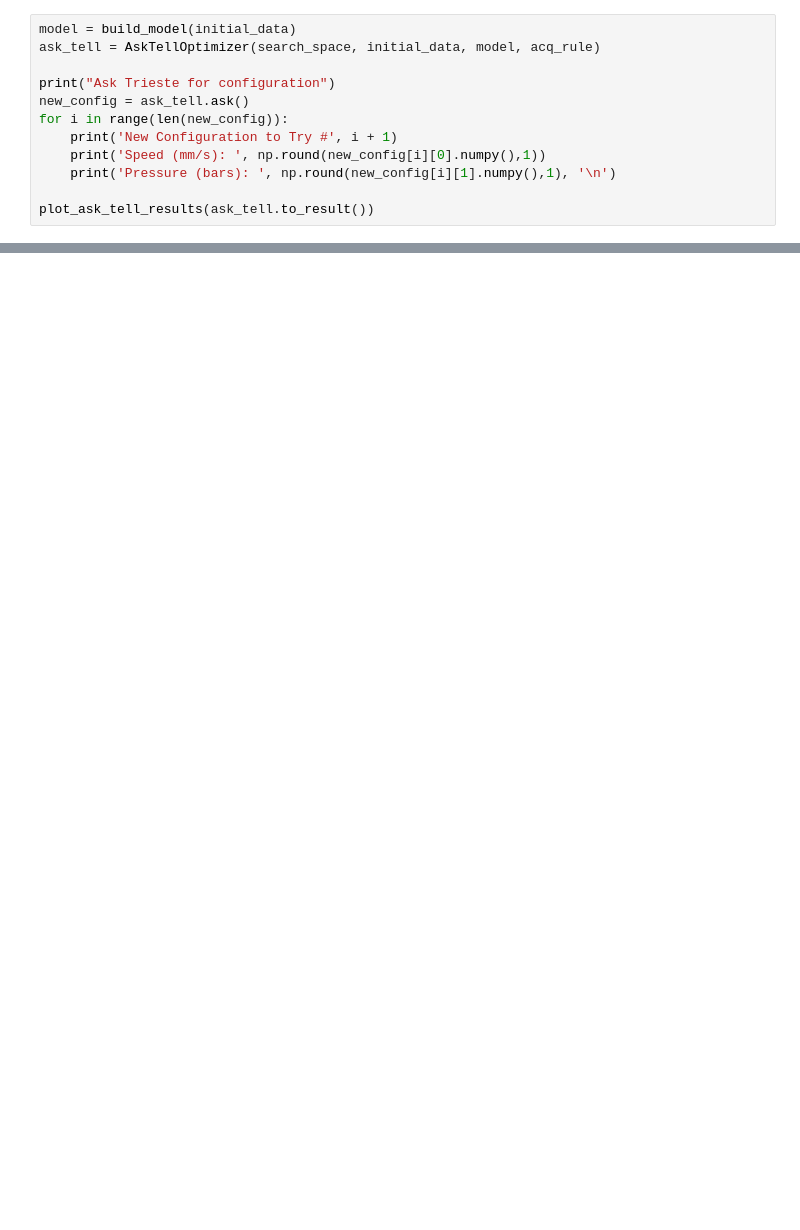
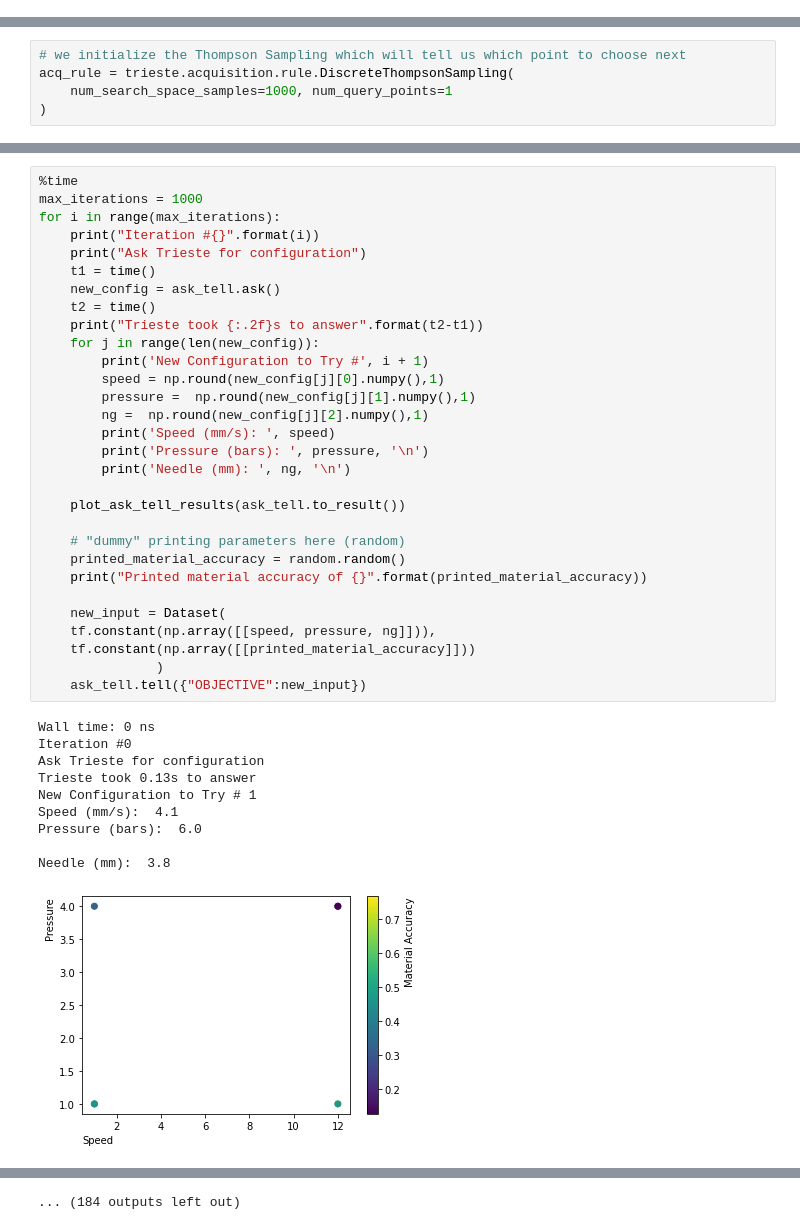
Before and after one commit to AnjaConev/bmBO, a Jupyter notebook: GPflowOpt Batch BO.ipynb, the cells around one changed output, grey strips where cells are left out. Drawn from its saved outputs; the diff is of its cells as text; blank space fills up the shorter version.

Commit message:
Extended Jupyter Notebook - multiple iterations of ask-tell

```diff
--- a/GPflowOpt Batch BO.ipynb
+++ b/GPflowOpt Batch BO.ipynb
@@ -56,12 +205,0 @@ acq_rule = trieste.acquisition.rule.DiscreteThompsonSampling(
-# %%
-model = build_model(initial_data)
-ask_tell = AskTellOptimizer(search_space, initial_data, model, acq_rule)
-
-print("Ask Trieste for configuration")
-new_config = ask_tell.ask()
-for i in range(len(new_config)):
-    print('New Configuration to Try #', i + 1)
-    print('Speed (mm/s): ', np.round(new_config[i][0].numpy(),1))
-    print('Pressure (bars): ', np.round(new_config[i][1].numpy(),1), '\n')
-
-plot_ask_tell_results(ask_tell.to_result())
@@ -89,0 +233,5 @@ Pressure (bars):  6.84
+# %%
+# we initialize the Thompson Sampling which will tell us which point to choose next
+acq_rule = trieste.acquisition.rule.DiscreteThompsonSampling(
+    num_search_space_samples=1000, num_query_points=1
+)
@@ -89,0 +247,41 @@ Pressure (bars):  6.84
+# %%
+%time
+max_iterations = 1000
+for i in range(max_iterations):
+    print("Iteration #{}".format(i))
+    print("Ask Trieste for configuration")
+    t1 = time()
+    new_config = ask_tell.ask()
+    t2 = time()
+    print("Trieste took {:.2f}s to answer".format(t2-t1))
+    for j in range(len(new_config)):
+        print('New Configuration to Try #', i + 1)
+        speed = np.round(new_config[j][0].numpy(),1)
+        pressure =  np.round(new_config[j][1].numpy(),1)
+        ng =  np.round(new_config[j][2].numpy(),1)
+        print('Speed (mm/s): ', speed)
+        print('Pressure (bars): ', pressure, '\n')
+        print('Needle (mm): ', ng, '\n')
+
+    plot_ask_tell_results(ask_tell.to_result())
+
+    # "dummy" printing parameters here (random)
+    printed_material_accuracy = random.random()
+    print("Printed material accuracy of {}".format(printed_material_accuracy))
+
+    new_input = Dataset(
+    tf.constant(np.array([[speed, pressure, ng]])),
+    tf.constant(np.array([[printed_material_accuracy]]))
+               )
+    ask_tell.tell({"OBJECTIVE":new_input})
+# %% [output]
+Wall time: 0 ns
+Iteration #0
+Ask Trieste for configuration
+Trieste took 0.13s to answer
+New Configuration to Try # 1
+Speed (mm/s):  4.1
+Pressure (bars):  6.0
+
+Needle (mm):  3.8
+[figure, added]
@@ -89,0 +338 @@ Pressure (bars):  6.84
+... (184 outputs left out)
```
Also changed, not shown: parts of 15 cells of this notebook, 3 other files.
